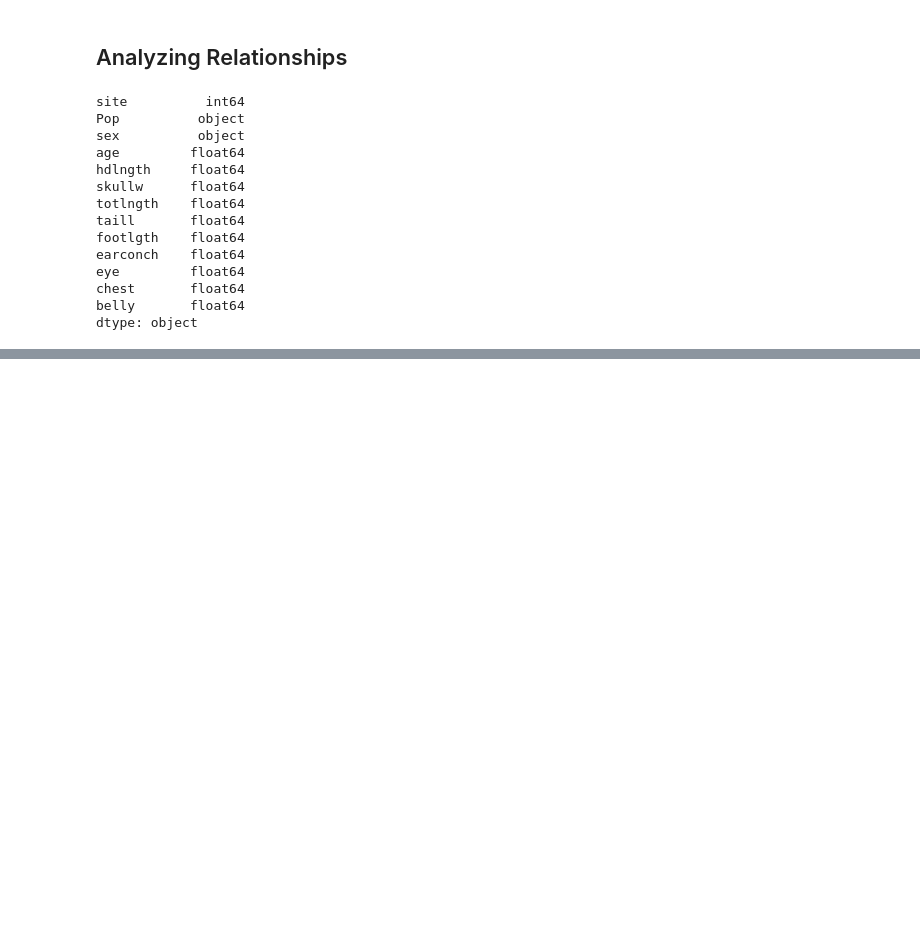
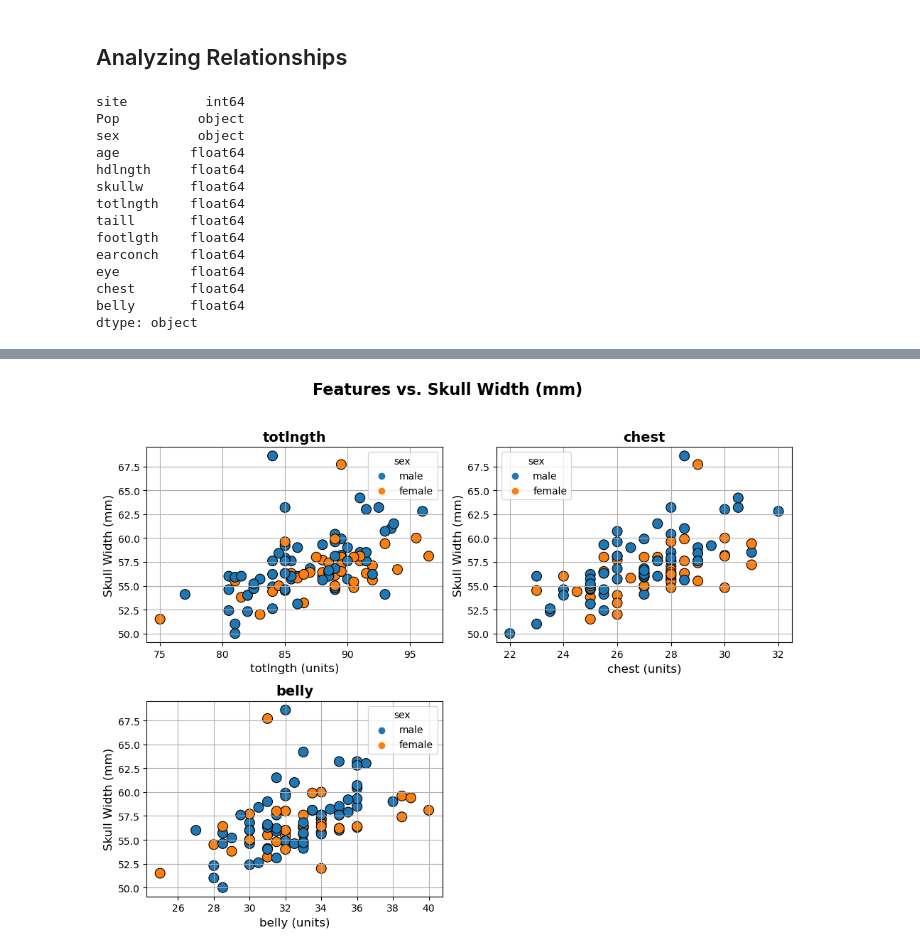
Before and after one commit to ayberkozcan/regression-exercises, a Jupyter notebook: Analyzing Possums/analyzing_possums.ipynb, the cells around one changed output, grey strips where cells are left out. Saved outputs shown, nothing was run; the diff lists cells and outputs as text; code cells hidden in the pictures; blank space fills up the shorter version.

```diff
--- a/Analyzing Possums/analyzing_possums.ipynb
+++ b/Analyzing Possums/analyzing_possums.ipynb
@@ -196,0 +251,21 @@ plt.show()
+# %%
+features = ["totlngth", "chest", "belly"]
+
+fig, axes = plt.subplots(2, 2, figsize=(10, 8))
+
+for i, column in enumerate(features):
+    sns.scatterplot(data=df, x=column, y="skullw", hue="sex", ax=axes[i // 2, i % 2],
+                    color='dodgerblue', marker='o', s=100, edgecolor='black')
+    axes[i // 2, i % 2].set_title(column, fontweight="bold", fontsize=14)
+    axes[i // 2, i % 2].set_xlabel(f"{column} (units)", fontsize=12)
+    axes[i // 2, i % 2].set_ylabel("Skull Width (mm)", fontsize=12)
+    axes[i // 2, i % 2].grid(True)
+
+for i in range(len(features), 2 * 2):
+    fig.delaxes(axes[i // 2, i % 2])
+
+plt.suptitle("Features vs. Skull Width (mm)", fontsize=16, fontweight="bold")
+plt.tight_layout(rect=[0, 0, 1, 0.96])
+plt.show()
+# %% [output]
+[figure, added]
```
Also changed, not shown: parts of 25 cells of this notebook.
